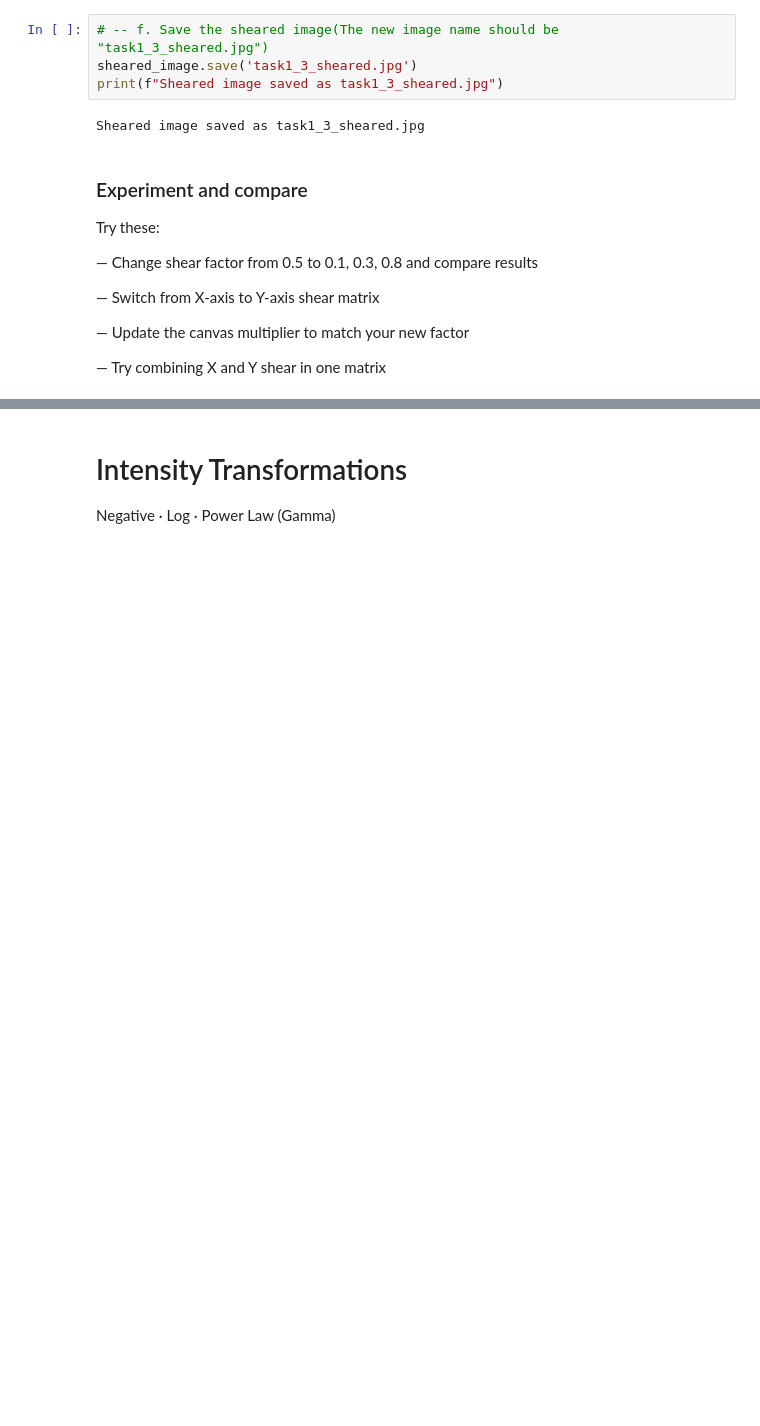
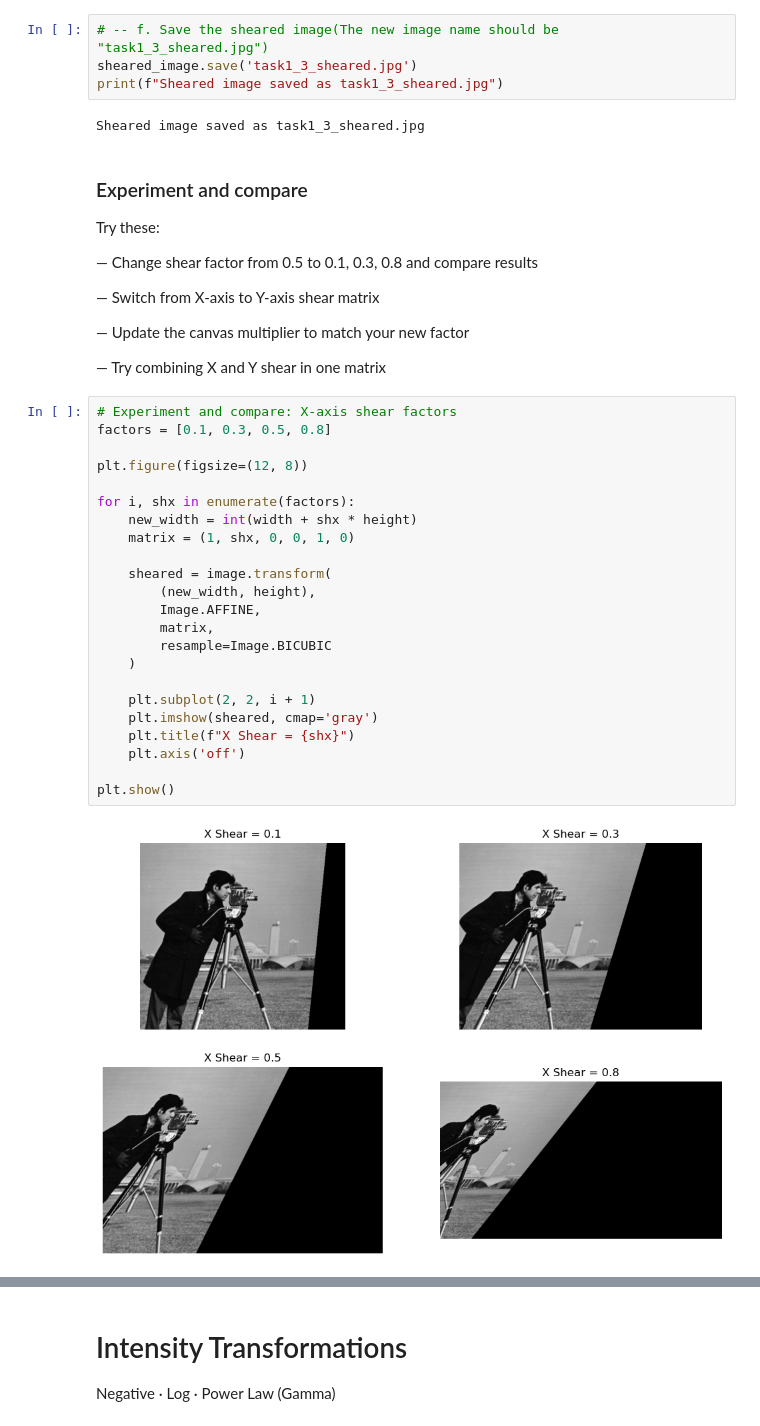
Before and after one commit to reemas101/03-ImageProcessing-lab3, a Jupyter notebook: Lab3Tasks.ipynb, the cells around one changed output, grey strips where cells are left out. Cells and saved outputs as stored; diff of their text form; blank space fills up the shorter version.

```diff
--- a/Lab3Tasks.ipynb
+++ b/Lab3Tasks.ipynb
@@ -119,3 +115,28 @@ Try these:
 — Update the canvas multiplier to match your new factor
 
 — Try combining X and Y shear in one matrix
+# %%
+# Experiment and compare: X-axis shear factors
+factors = [0.1, 0.3, 0.5, 0.8]
+
+plt.figure(figsize=(12, 8))
+
+for i, shx in enumerate(factors):
+    new_width = int(width + shx * height)
+    matrix = (1, shx, 0, 0, 1, 0)
+
+    sheared = image.transform(
+        (new_width, height),
+        Image.AFFINE,
+        matrix,
+        resample=Image.BICUBIC
+    )
+
+    plt.subplot(2, 2, i + 1)
+    plt.imshow(sheared, cmap='gray')
+    plt.title(f"X Shear = {shx}")
+    plt.axis('off')
+
+plt.show()
+# %% [output]
+[figure, added]
```
Also changed, not shown: parts of 10 cells of this notebook.
